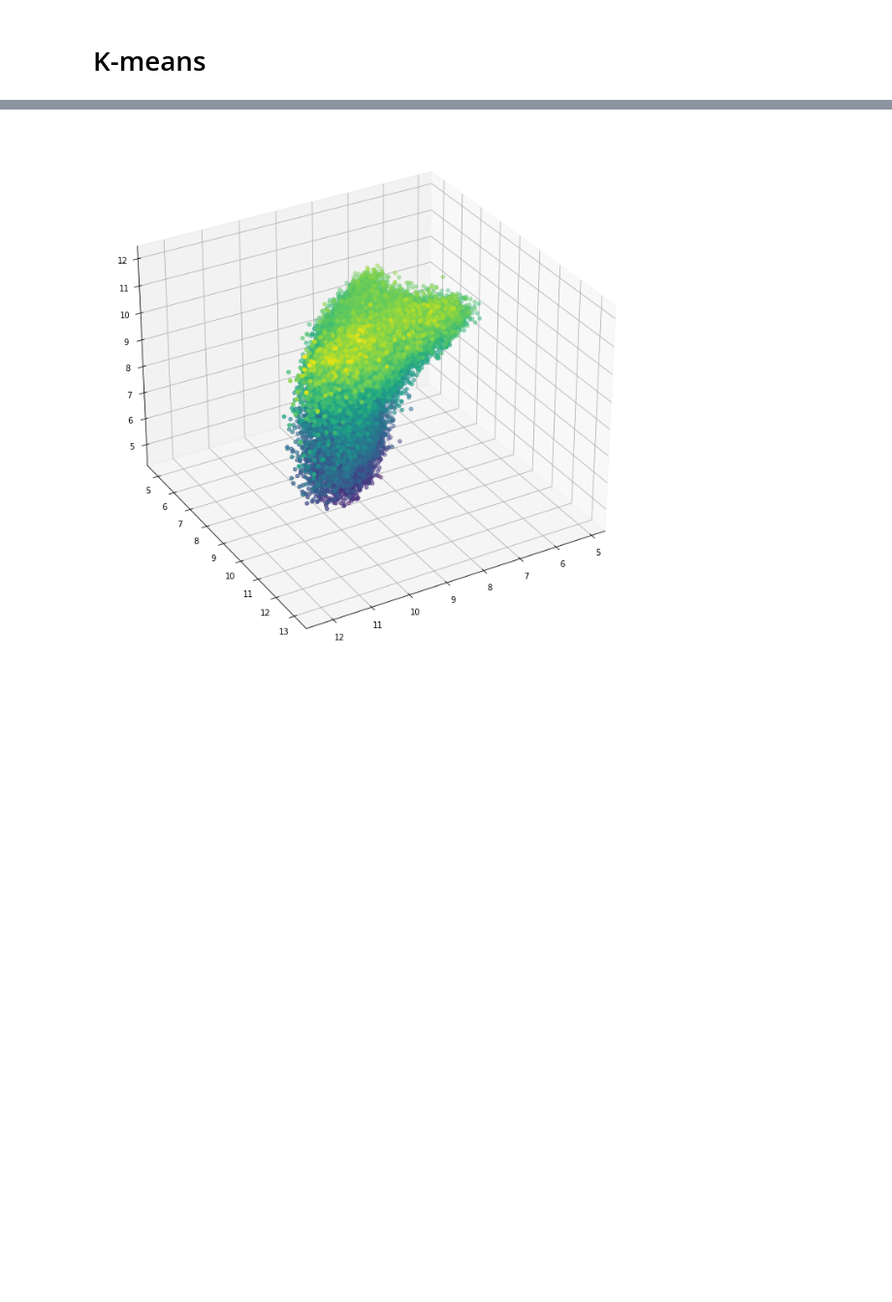
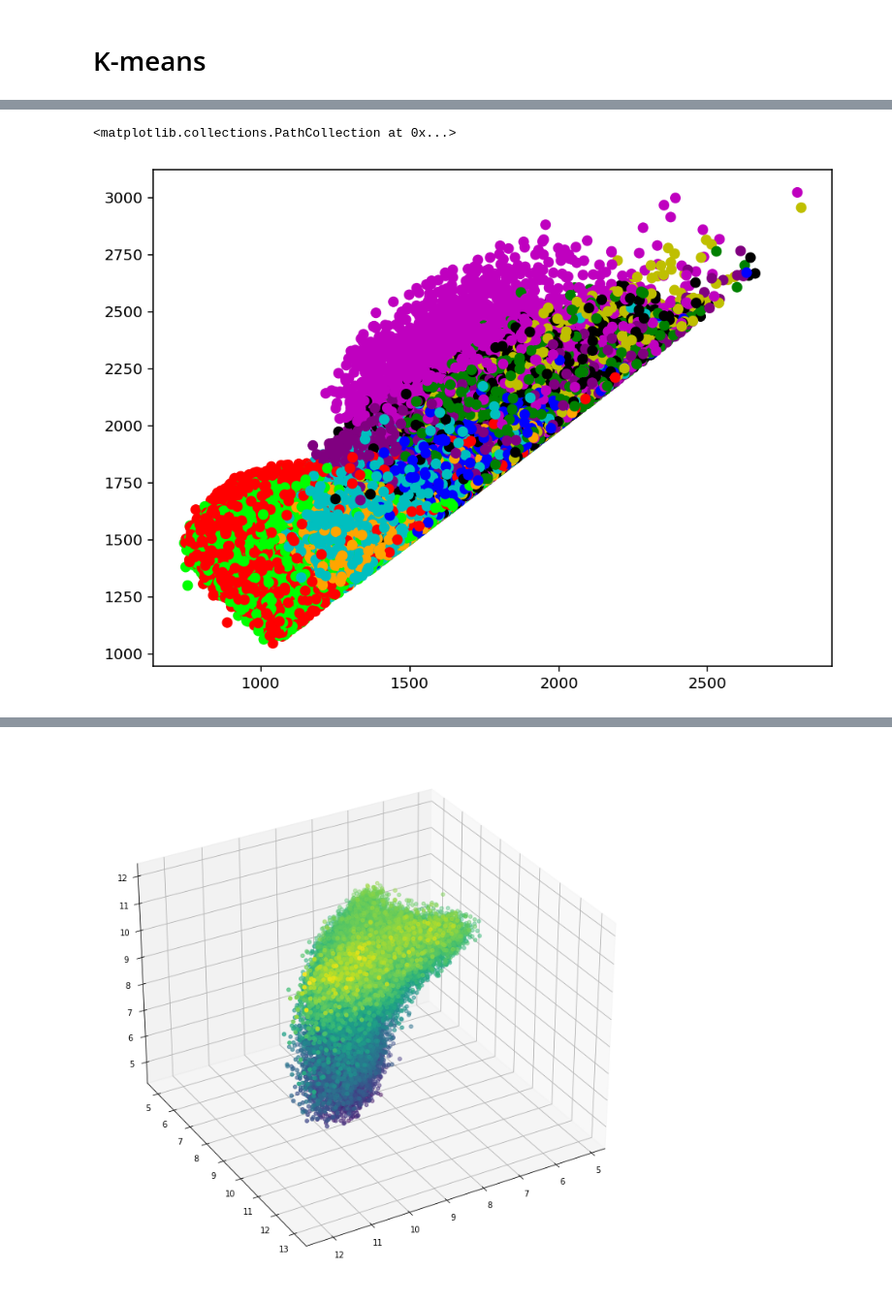
Before and after one commit to hakim-saghir/UnsupervisedML, a Jupyter notebook: kmeans.ipynb, the cells around one changed output, grey strips where cells are left out. Shown at 97% size. Cells and saved outputs as stored; diff of their text form; code cells hidden in the pictures; blank space fills up the shorter version.

```diff
--- a/kmeans.ipynb
+++ b/kmeans.ipynb
@@ -109,0 +98,13 @@ print(len(list_reduc))
+# %%
+import math
+
+distances = []
+for i, x in enumerate(x_train_normalized):
+    shortest_dist = []
+    for cluster_index in range(n_clusters):
+        distance = math.dist(centers[cluster_index], x)
+        shortest_dist.append(distance)
+    shortest_dist = list(sorted(shortest_dist))[:2]
+    distances.append(shortest_dist)
+distances = np.array(distances)
+# * 255.0
@@ -109,0 +121,8 @@ print(len(list_reduc))
+# %%
+plt.figure(figsize=(8, 6))
+colors = ['b', 'g', 'r', 'c', 'm', 'y', 'k', 'purple', 'orange', 'lime']
+clusters_colors = [colors[i] for i in clusters]
+plt.scatter(distances[:, 0], distances[:, 1], c=clusters_colors, label=f'Cluster {i}')
+# %% [output]
+<matplotlib.collections.PathCollection at 0x...>
+[figure, added]
```
Also changed, not shown: parts of 14 cells of this notebook, 2 other files.
